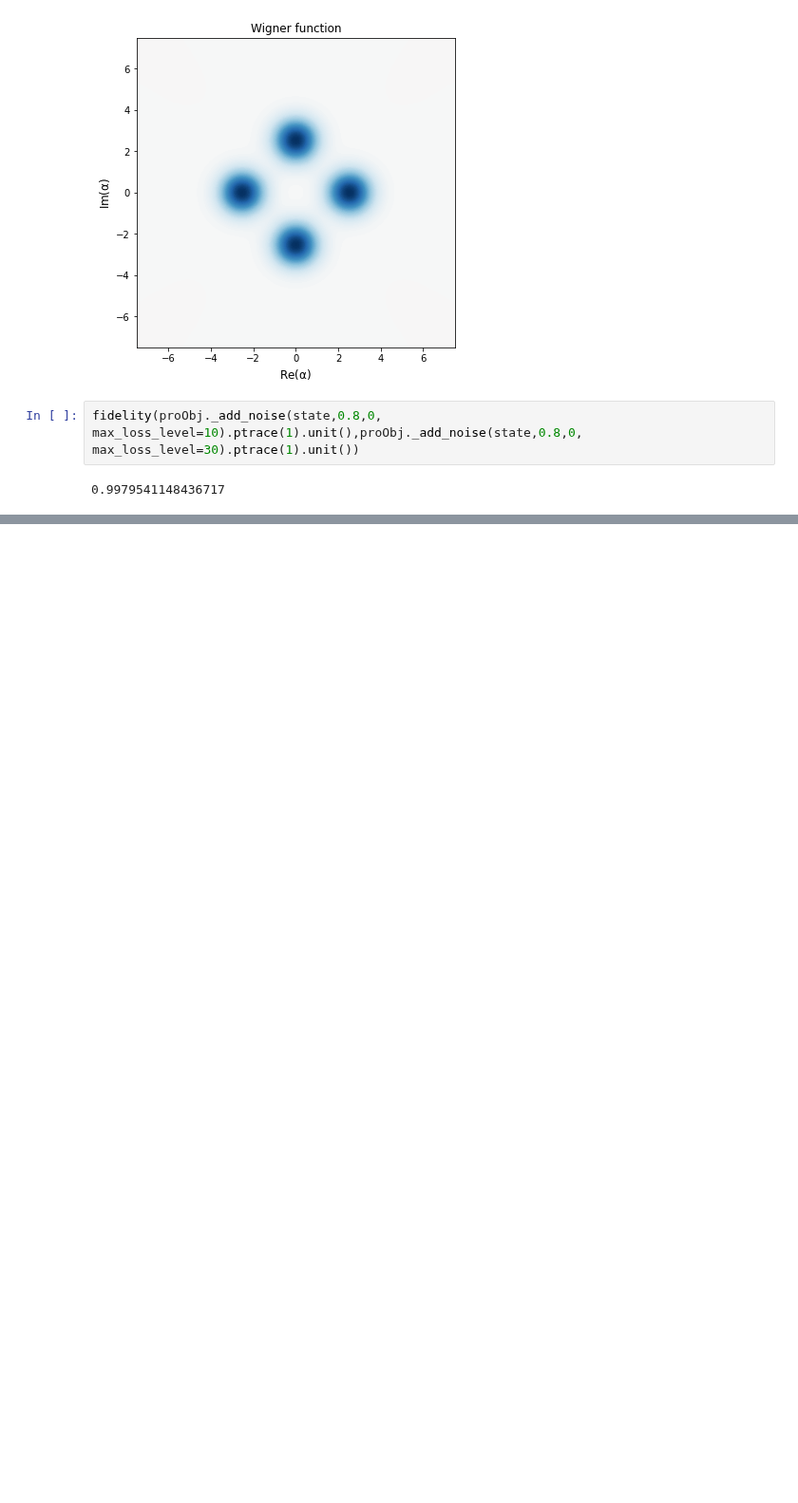
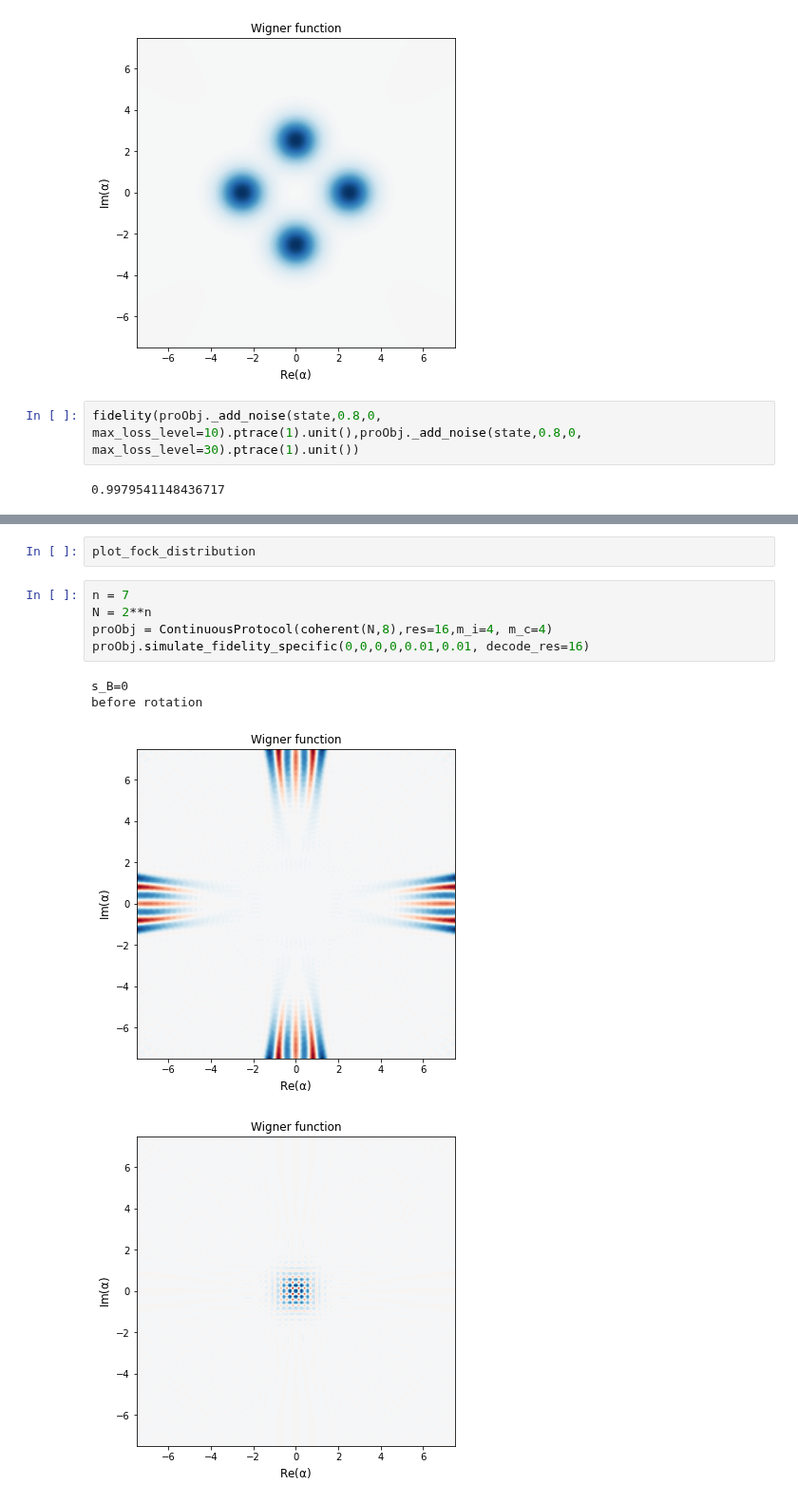
Before and after one commit to RosenblumLab/BosonicEntanglementDistillation, a Jupyter notebook: continuous_playground.ipynb, the cells around one changed output, grey strips where cells are left out. Shown at 95% size. Saved outputs shown, nothing was run; the diff lists cells and outputs as text; blank space fills up the shorter version.

```diff
--- a/continuous_playground.ipynb
+++ b/continuous_playground.ipynb
@@ -252,0 +268,12 @@ fidelity(proObj.decode_base_list[0], proObj.decode_base_list[2])
+# %%
+plot_fock_distribution
+# %%
+n = 7
+N = 2**n
+proObj = ContinuousProtocol(coherent(N,8),res=16,m_i=4, m_c=4)
+proObj.simulate_fidelity_specific(0,0,0,0,0.01,0.01, decode_res=16)
+# %% [output]
+s_B=0
+before rotation
+[figure, added]
+[figure, added]
```
Also changed, not shown: parts of 13 cells of this notebook, 2 other files.
